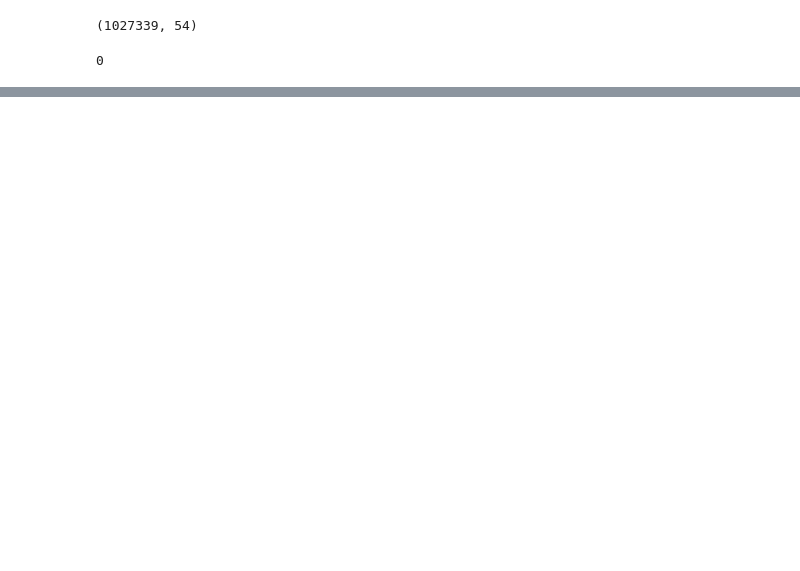
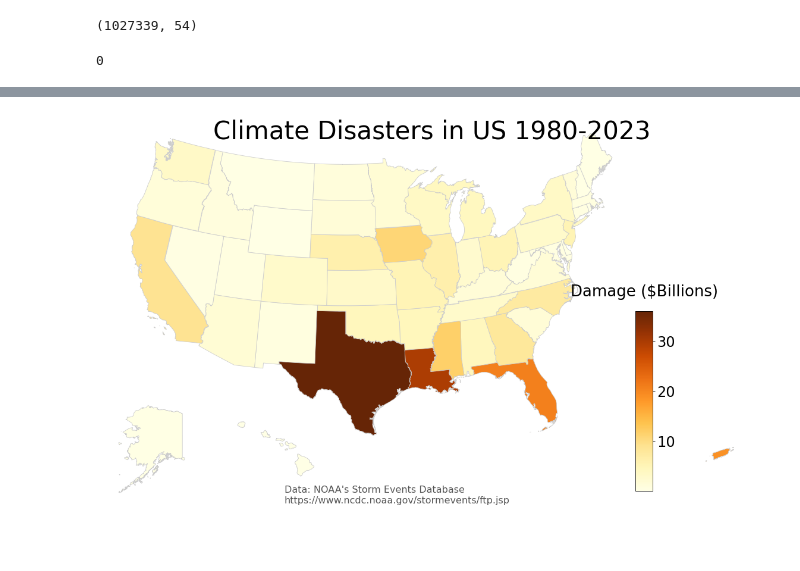
Before and after one commit to mkharroub/ECE143-The-Impact-of-Natural-Disasters-on-U.S.-Real-Estate-Prices, a Jupyter notebook: main.ipynb, the cells around one changed output, grey strips where cells are left out. Drawn from its saved outputs; the diff is of its cells as text; code cells hidden in the pictures; blank space fills up the shorter version.

```diff
--- a/main.ipynb
+++ b/main.ipynb
@@ -123,5 +151,7 @@ AssertionError:
 # %%
 variable = 'DAMAGE'
 label = 'Damage ($Billions)'
-save_name = '/disasters_damage_by_state_1980_2023.png'
+save_name = 'disasters_damage_by_state_1980_2023.png'
 plot_disasters_map(gdf, variable, label, save_name, 'Climate Disasters in US 1980-2023', "Data: NOAA's Storm Events Database\nhttps://www.ncdc.noaa.gov/stormevents/ftp.jsp")
+# %% [output]
+[figure, added]
```
Also changed, not shown: parts of 31 cells of this notebook, 20 other files.
